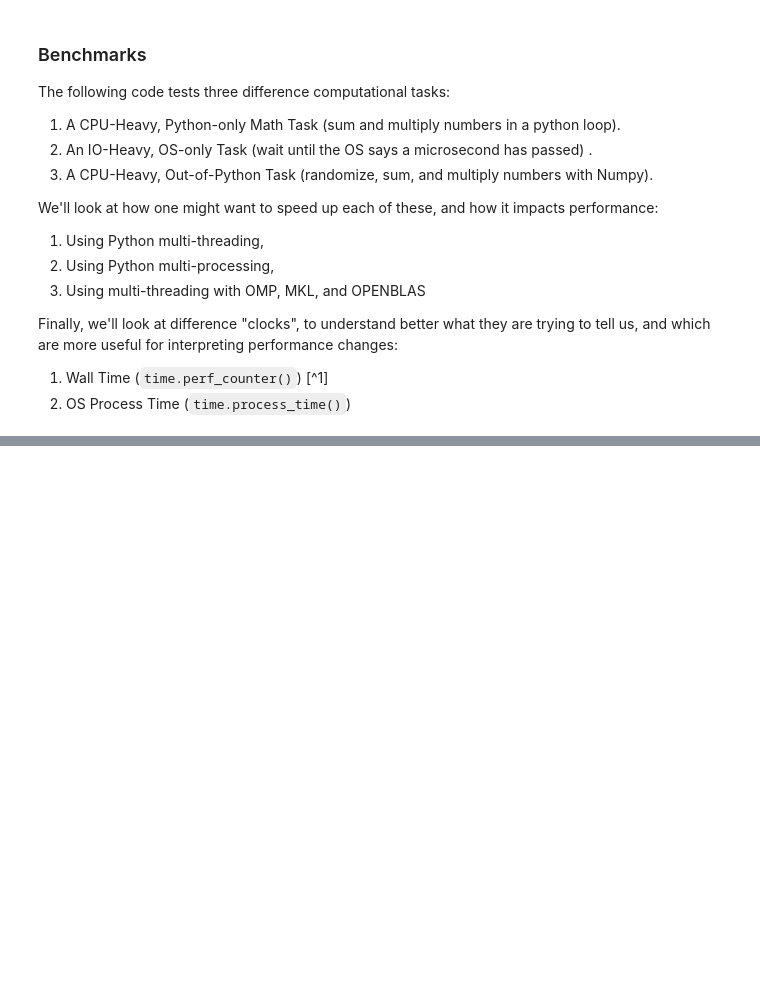
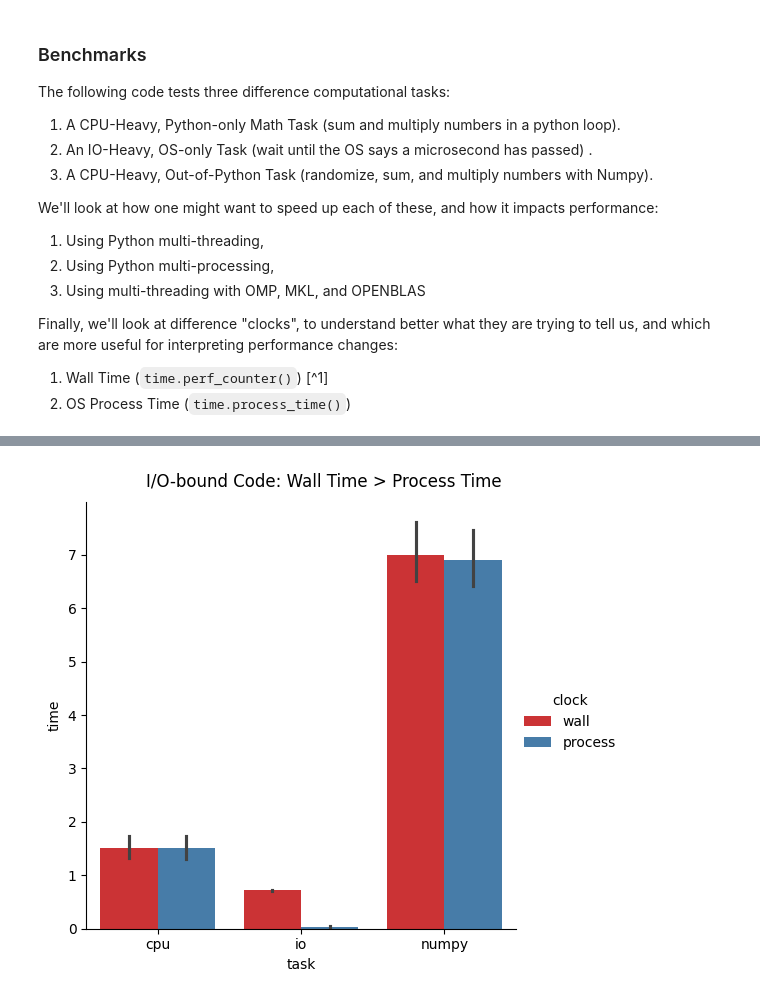
Before and after one commit to nickdelgrosso/HelmholtzAI-TrainingSeries2025, a Jupyter notebook: notebooks/04_profiling/threading_performance.ipynb, the cells around one changed output, grey strips where cells are left out. Drawn from its saved outputs; the diff is of its cells as text; code cells hidden in the pictures; blank space fills up the shorter version.

```diff
--- a/notebooks/04_profiling/threading_performance.ipynb
+++ b/notebooks/04_profiling/threading_performance.ipynb
@@ -111,0 +178,10 @@ plt.gcf().axes[0].set_ylabel('Wall Time (secs)');
+# %%
+sns.catplot(
+    data=df[(df['task_detailed'] != 'numpy_multi-threaded') & (df['execution'] == 'serial')].dropna(),
+    kind='bar',
+    x='task', y='time', dodge=True,
+    hue='clock',
+    palette='Set1',
+);
+plt.suptitle('I/O-bound Code: Wall Time > Process Time', y=1.03)
+# %% [output]
@@ -111,0 +189 @@ plt.gcf().axes[0].set_ylabel('Wall Time (secs)');
+[figure, added]
```
Also changed, not shown: parts of 16 cells of this notebook, 2 other files.
